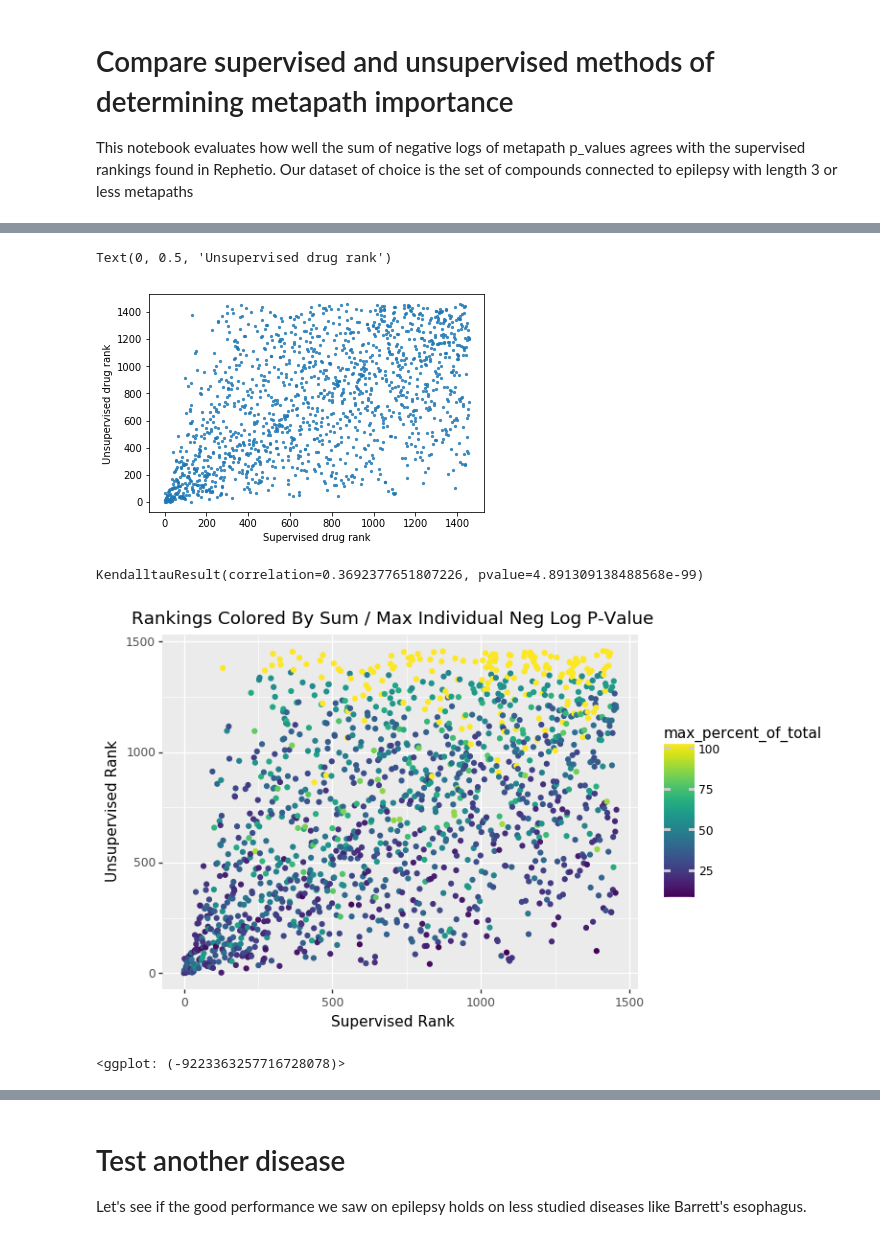
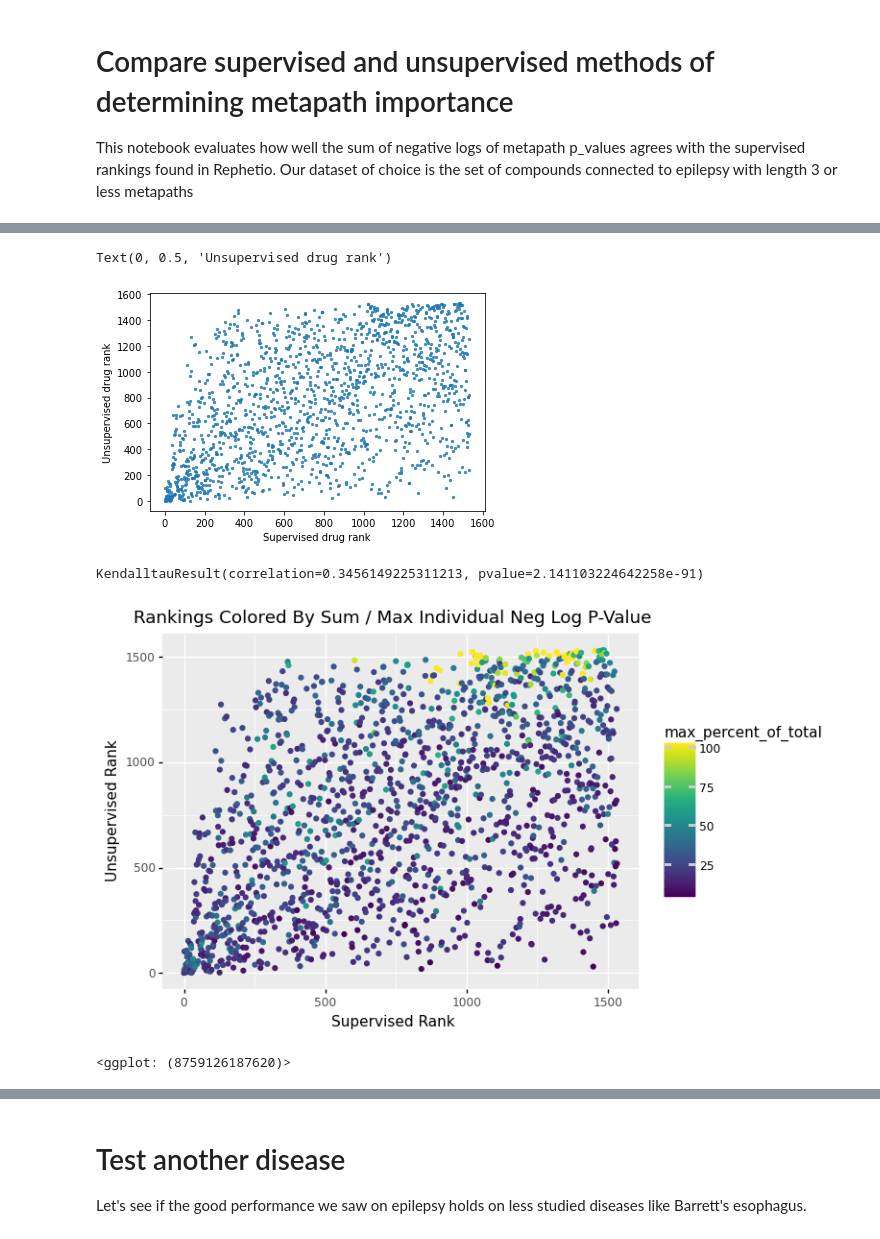
Before and after one commit to greenelab/connectivity-search-analyses, a Jupyter notebook: 11.compound-ranking-comparison.ipynb, the cells around one changed output, grey strips where cells are left out. Drawn from its saved outputs; the diff is of its cells as text; code cells hidden in the pictures.

```diff
--- a/11.compound-ranking-comparison.ipynb
+++ b/11.compound-ranking-comparison.ipynb
@@ -18,15 +18,21 @@ epilepsy_id = 'DOID:1826'
 
 supervised_predictions_df = pandas.read_csv('https://raw.githubusercontent.com/dhimmel/learn/b2460a1ecdec1078d673634688784f3eb5e3fc43/prediction/predictions/probabilities.tsv', sep='\t')
 # %%
-query_template = f'''\
-SELECT dwpc, p_value, metapath_id, source_node.name AS source_name,
-         target_node.name AS target_name, source_node.identifier AS source_identifier
+query_template = '''\
+SELECT
+  dwpc,
+  p_value,
+  metapath_id,
+  source_node.name AS source_name,
+  target_node.name AS target_name,
+  source_node.identifier AS source_identifier
 FROM dj_hetmech_app_pathcount pc
 JOIN dj_hetmech_app_node source_node
    ON pc.source_id = source_node.id
 JOIN dj_hetmech_app_node target_node
    ON pc.target_id = target_node.id
-WHERE target_node.identifier='{disease_id}' OR source_node.identifier='{disease_id}'
+WHERE (target_node.identifier='{disease_id}' AND source_node.metanode_id='Compound')
+  OR (source_node.identifier='{disease_id}' AND target_node.metanode_id='Compound')
 ORDER BY pc.p_value
 '''
 
@@ -35,12 +41,11 @@ def construct_disease_query(disease_id):
     # that the matching node is of the correct type e.g. Disease
     return query_template.format(disease_id=disease_id)
 
-def get_disease_df(disease_id, db_password, supervised_predictions_df):
+def get_disease_df(disease_id, supervised_predictions_df):
+    # Get the unsupervised compound information for a given disease
     query = construct_disease_query(disease_id)
-    connection = get_db_connection()
-
-    # Get the unsupervised compound information for a given disease
-    metapaths = pandas.read_sql(query, connection)
+    with get_db_connection() as connection:
+        metapaths = pandas.read_sql(query, connection)
 
     # If the source node is a disease instead of a compound, swap it with the target node
     reversed_indices = metapaths['source_identifier'] == disease_id
@@ -90,0 +94,4 @@ epilepsy_df = get_disease_df(epilepsy_id, db_password, supervised_predictions_df
+# %%
+%%time
+epilepsy_df = get_disease_df(epilepsy_id, supervised_predictions_df)
+epilepsy_df.head(2)
@@ -94,18 +108,19 @@ plt.xlabel('Supervised drug rank')
 plt.ylabel('Unsupervised drug rank')
 # %% [output]
 Text(0, 0.5, 'Unsupervised drug rank')
-[figure, old version]
+[figure, new version]
 # %%
 scipy.stats.kendalltau(epilepsy_df.index, epilepsy_df['unsupervised_rank'])
 # %% [output]
-KendalltauResult(correlation=0.3692377651807226, pvalue=4.891309138488568e-99)
+KendalltauResult(correlation=0.3456149225311213, pvalue=2.141103224642258e-91)
 # %%
-(ggplot(epilepsy_df, aes('supervised_rank', 'unsupervised_rank', color='max_percent_of_total'))
-+ geom_point()
-+ labs(x = 'Supervised Rank', y = 'Unsupervised Rank')
-+ ggtitle('Rankings Colored By Sum / Max Individual Neg Log P-Value')
+(
+    p9.ggplot(epilepsy_df, p9.aes('supervised_rank', 'unsupervised_rank', color='max_percent_of_total'))
+    + p9.geom_point()
+    + p9.labs(x = 'Supervised Rank', y = 'Unsupervised Rank')
+    + p9.ggtitle('Rankings Colored By Sum / Max Individual Neg Log P-Value')
 )
 # %% [output]
-[figure, old version]
+[figure, new version]
-<ggplot: (-9223363257716728078)>
+<ggplot: (8759126187620)>
 # %%
```
Also changed, not shown: parts of 17 cells of this notebook, 7 other files.
